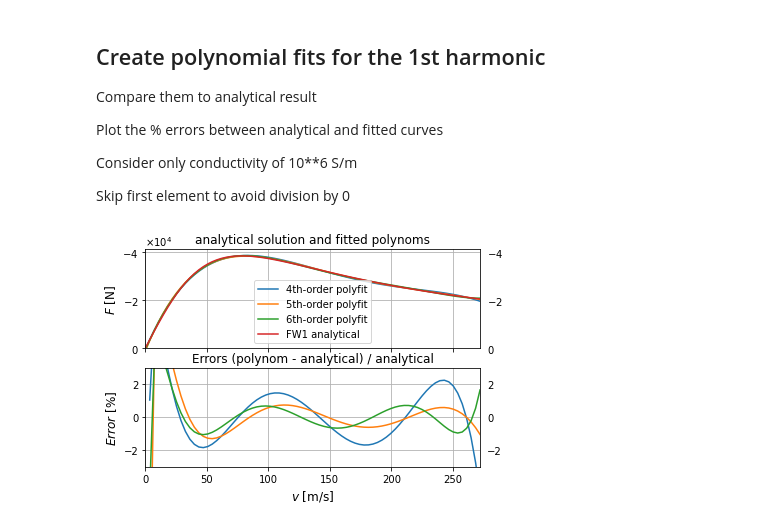
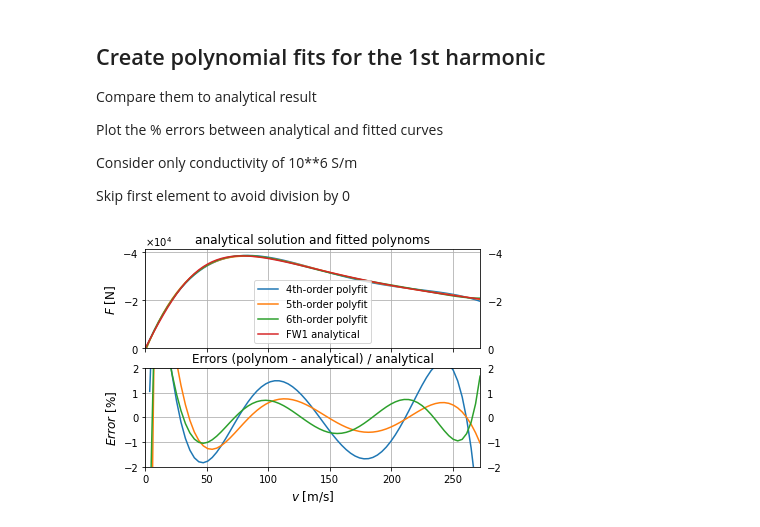
Before and after one commit to p-nieke/eddycurrentbrake, a Jupyter notebook: eddycurrentbrake.ipynb, the cells around one changed output. Saved outputs shown, nothing was run; the diff lists cells and outputs as text; code cells hidden in the pictures.

```diff
--- a/eddycurrentbrake.ipynb
+++ b/eddycurrentbrake.ipynb
@@ -29,10 +33,12 @@ no = np.array([1,3])             # Number of harmonic (no unit)
 # %% [markdown]
 ## Calculate Carter coefficient and modified air gap length
 # %%
-coef = (pole_pitch - pole_width) / (2 * air_gap)           # Sumarise quotient for use below
-gamma = 4 / np.pi * (coef * np.arctan(coef) - np.log(np.sqrt(1 + coef**2)))
-carter_coef = pole_pitch / (pole_pitch - gamma * air_gap)  # Carter coefficient (no unit)
-air_gap_modified = air_gap * carter_coef                   # Modified air gap length in m
+coef = (pole_pitch - pole_width) / (2 * air_gap)  # Sumarise quotient for use below
+gamma = 4 / np.pi * (coef * np.arctan(coef) - np.log(np.sqrt(1 + coef ** 2)))
+carter_coef = pole_pitch / (
+    pole_pitch - gamma * air_gap
+)  # Carter coefficient (no unit)
+air_gap_modified = air_gap * carter_coef  # Modified air gap length in m
 # %% [markdown]
 ## Calculate the total length of eddy current braking device
 # %%
@@ -116,29 +185,33 @@ Skip first element to avoid division by 0
 # %%
 fig, (ax1, ax2) = plt.subplots(nrows=2, ncols=1, sharex=True)
 
-ytitle = '$F$ [N]'
-ax1.set_title('analytical solution and fitted polynoms')
-for idx in range(4,7):
-    fitcoef = np.polyfit(v,brake_force_store[0,:,1],idx)
+ytitle = "$F$ [N]"
+ax1.set_title("analytical solution and fitted polynoms")
+for idx in range(4, 7):
+    fitcoef = np.polyfit(v, brake_force_store[0, :, 1], idx)
     fit = np.poly1d(fitcoef)
-    ax1.plot(v,fit(v), label='{}th-order polyfit'.format(idx))
-    ax2.plot(v[1:],(fit(v[1:])-brake_force_store[0,1:,1])/brake_force_store[0,1:,1]*100, label='{}th order polyfit - FW1'.format(idx))
+    ax1.plot(v, fit(v), label="{}th-order polyfit".format(idx))
+    ax2.plot(
+        v[1:],
+        (fit(v[1:]) - brake_force_store[0, 1:, 1]) / brake_force_store[0, 1:, 1] * 100,
+        label="{}th order polyfit - FW1".format(idx),
+    )
 
-ax1.plot(v, brake_force_store[0,:,1], label='FW1 analytical')
-ax1.set_ylabel(ytitle, fontsize='large')
-ax1.set_xlim([0,v_max])
-ax1.set_ylim([0,-4.1*10**4])
+ax1.plot(v, brake_force_store[0, :, 1], label="FW1 analytical")
+ax1.set_ylabel(ytitle, fontsize="large")
+ax1.set_xlim([0, v_max])
+ax1.set_ylim([0, -4.1 * 10 ** 4])
 ax1.legend()
 ax1.grid()
-ax1.ticklabel_format(style='sci', axis='y', scilimits=(0,0), useMathText=True)
+ax1.ticklabel_format(style="sci", axis="y", scilimits=(0, 0), useMathText=True)
 ax1.tick_params(labelright=True)
 
-ytitle = '$Error$ [%]'
-ax2.set_title('Errors (polynom - analytical) / analytical')
-ax2.set_ylabel(ytitle, fontsize='large')
-ax2.set_xlabel(xtitle, fontsize='large')
-ax2.set_ylim([-3,3])
+ytitle = "$Error$ [%]"
+ax2.set_title("Errors (polynom - analytical) / analytical")
+ax2.set_ylabel(ytitle, fontsize="large")
+ax2.set_xlabel(xtitle, fontsize="large")
+ax2.set_ylim([-2, 2])
 ax2.grid()
 ax2.tick_params(labelright=True)
 # %% [output]
-[figure, old version]
+[figure, new version]
```
Also changed, not shown: parts of 3 cells of this notebook.
